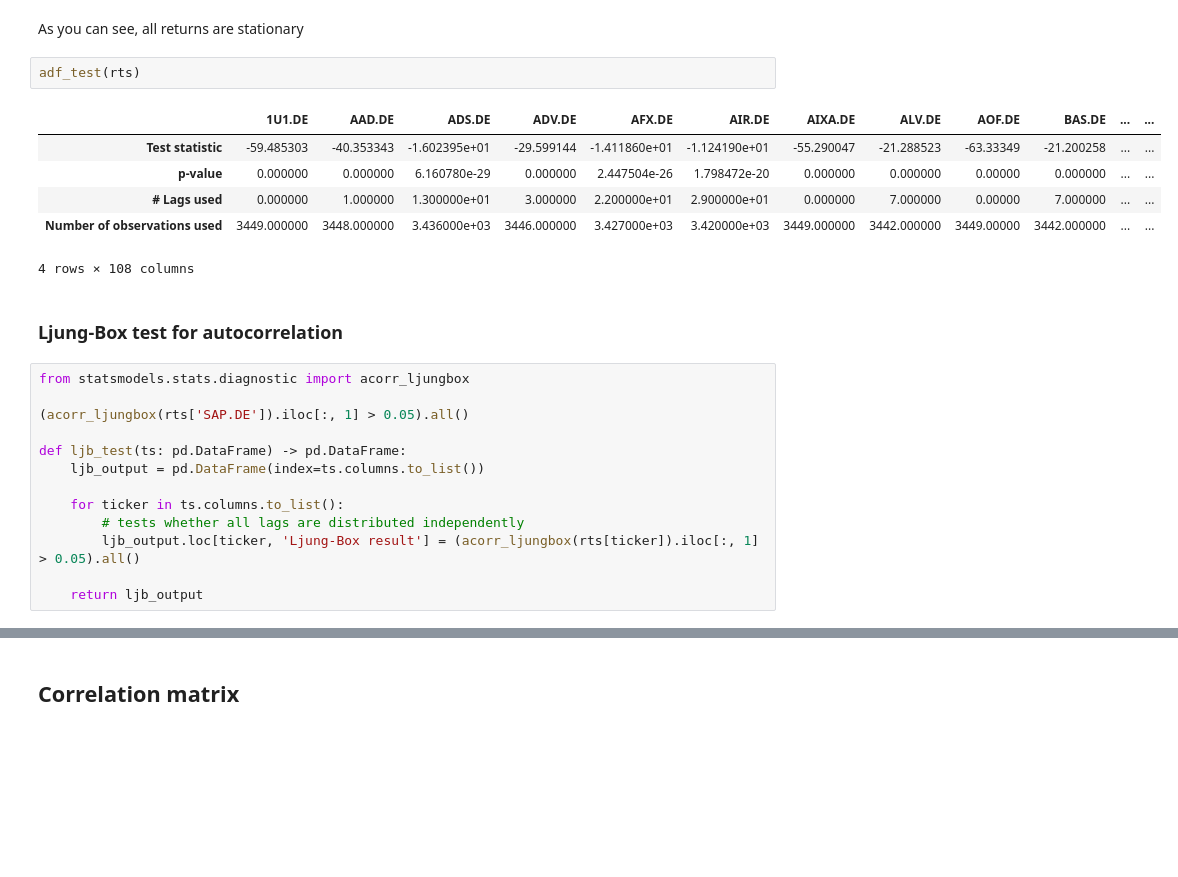
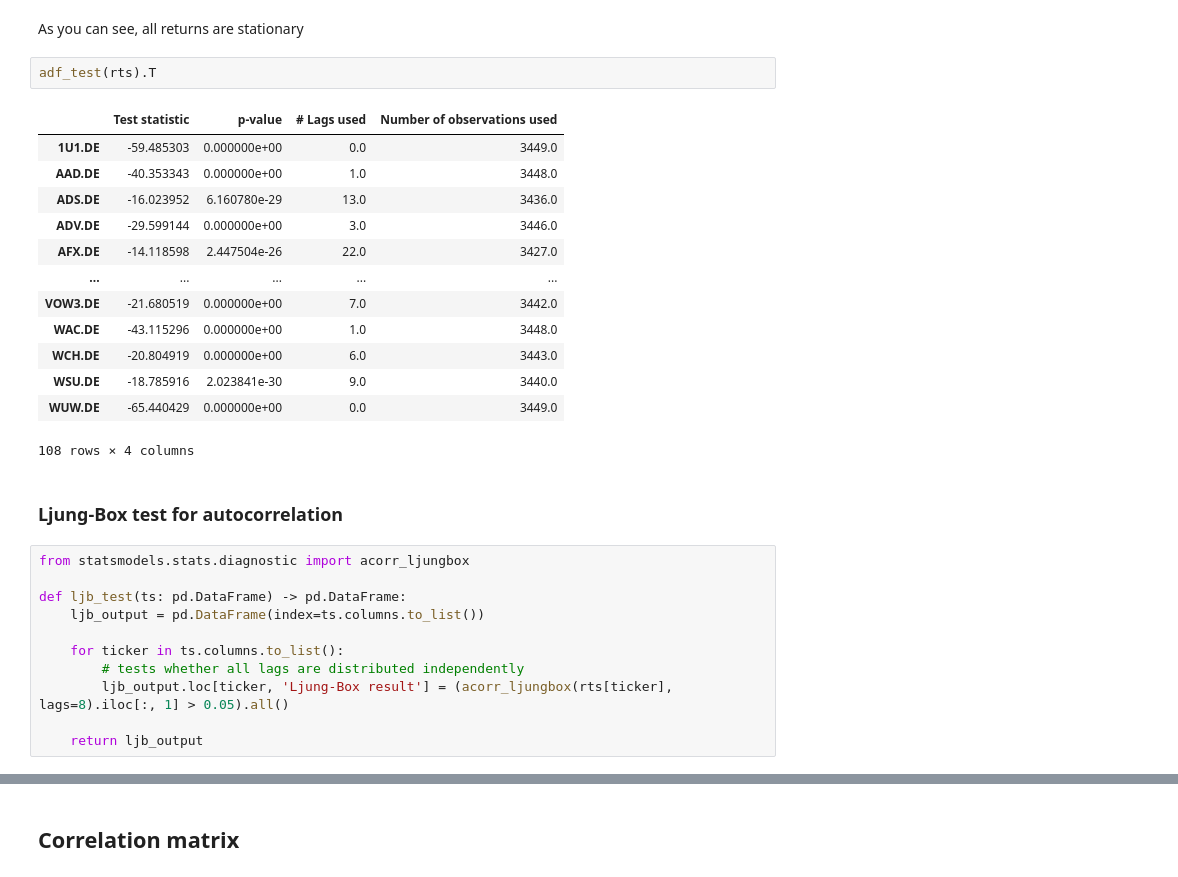
Before and after one commit to rmnskb/pca-project, a Jupyter notebook: german_market_practice.ipynb, the cells around one changed output, grey strips where cells are left out. Drawn from its saved outputs; the diff is of its cells as text; blank space fills up the shorter version.

```diff
--- a/german_market_practice.ipynb
+++ b/german_market_practice.ipynb
@@ -330,27 +333,32 @@ def adf_test(ts: pd.DataFrame) -> pd.DataFrame:
 # %% [markdown]
 As you can see, all returns are stationary
 # %%
-adf_test(rts)
+adf_test(rts).T
 # %% [output]
-|  | 1U1.DE | AAD.DE | ADS.DE | ADV.DE | AFX.DE | AIR.DE | AIXA.DE | ALV.DE | AOF.DE | BAS.DE | ... | ... |
-| Test statistic | -59.485303 | -40.353343 | -1.602395e+01 | -29.599144 | -1.411860e+01 | -1.124190e+01 | -55.290047 | -21.288523 | -63.33349 | -21.200258 | ... | ... |
-| p-value | 0.000000 | 0.000000 | 6.160780e-29 | 0.000000 | 2.447504e-26 | 1.798472e-20 | 0.000000 | 0.000000 | 0.00000 | 0.000000 | ... | ... |
-| # Lags used | 0.000000 | 1.000000 | 1.300000e+01 | 3.000000 | 2.200000e+01 | 2.900000e+01 | 0.000000 | 7.000000 | 0.00000 | 7.000000 | ... | ... |
-| Number of observations used | 3449.000000 | 3448.000000 | 3.436000e+03 | 3446.000000 | 3.427000e+03 | 3.420000e+03 | 3449.000000 | 3442.000000 | 3449.00000 | 3442.000000 | ... | ... |
+|  | Test statistic | p-value | # Lags used | Number of observations used |
+| 1U1.DE | -59.485303 | 0.000000e+00 | 0.0 | 3449.0 |
+| AAD.DE | -40.353343 | 0.000000e+00 | 1.0 | 3448.0 |
+| ADS.DE | -16.023952 | 6.160780e-29 | 13.0 | 3436.0 |
+| ADV.DE | -29.599144 | 0.000000e+00 | 3.0 | 3446.0 |
+| AFX.DE | -14.118598 | 2.447504e-26 | 22.0 | 3427.0 |
+| ... | ... | ... | ... | ... |
+| VOW3.DE | -21.680519 | 0.000000e+00 | 7.0 | 3442.0 |
+| WAC.DE | -43.115296 | 0.000000e+00 | 1.0 | 3448.0 |
+| WCH.DE | -20.804919 | 0.000000e+00 | 6.0 | 3443.0 |
+| WSU.DE | -18.785916 | 2.023841e-30 | 9.0 | 3440.0 |
+| WUW.DE | -65.440429 | 0.000000e+00 | 0.0 | 3449.0 |
-4 rows × 108 columns
+108 rows × 4 columns
 # %% [markdown]
 ### Ljung-Box test for autocorrelation
 # %%
 from statsmodels.stats.diagnostic import acorr_ljungbox
-
-(acorr_ljungbox(rts['SAP.DE']).iloc[:, 1] > 0.05).all()
 
 def ljb_test(ts: pd.DataFrame) -> pd.DataFrame:
     ljb_output = pd.DataFrame(index=ts.columns.to_list())
 
     for ticker in ts.columns.to_list():
         # tests whether all lags are distributed independently
-        ljb_output.loc[ticker, 'Ljung-Box result'] = (acorr_ljungbox(rts[ticker]).iloc[:, 1] > 0.05).all()
+        ljb_output.loc[ticker, 'Ljung-Box result'] = (acorr_ljungbox(rts[ticker], lags=8).iloc[:, 1] > 0.05).all()
 
     return ljb_output
 # %%
```
Also changed, not shown: parts of 32 cells of this notebook, 2 other files.
